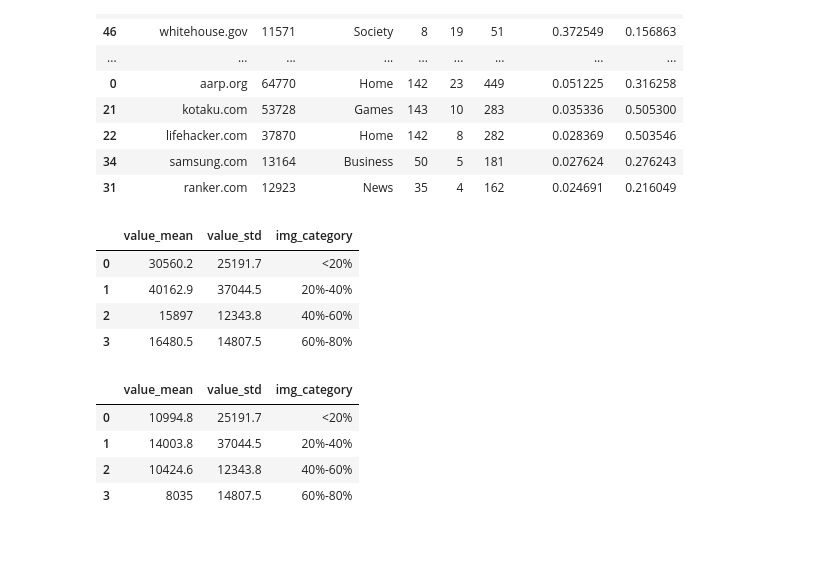
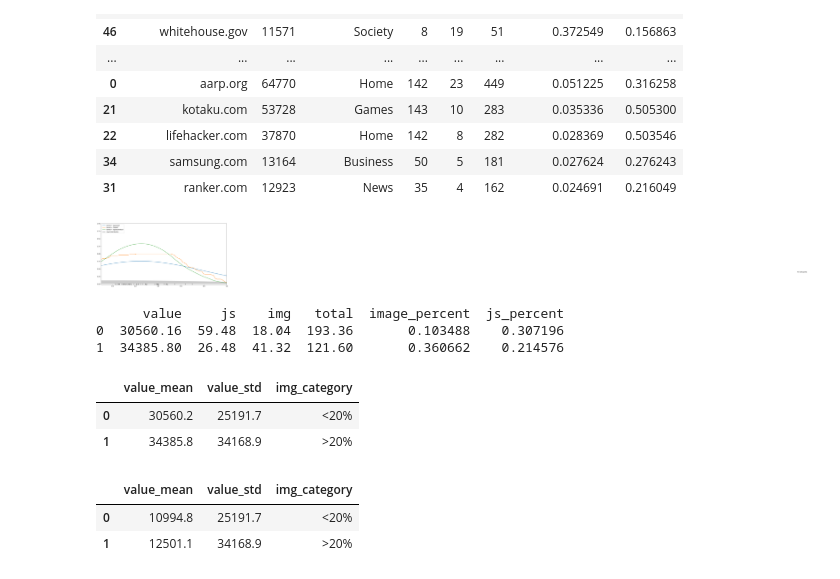
Before and after one commit to agarwal1510/webgaze-523, a Jupyter notebook: Image_Heavy_Category.ipynb, the cells around one changed output. Saved outputs shown, nothing was run; the diff lists cells and outputs as text; code cells hidden in the pictures; blank space fills up the shorter version.

```diff
--- a/Image_Heavy_Category.ipynb
+++ b/Image_Heavy_Category.ipynb
@@ -39,45 +41,79 @@ df_scroll_mobile
 | 22 | lifehacker.com | 37870 | Home | 142 | 8 | 282 | 0.028369 | 0.503546 |
 | 34 | samsung.com | 13164 | Business | 50 | 5 | 181 | 0.027624 | 0.276243 |
 | 31 | ranker.com | 12923 | News | 35 | 4 | 162 | 0.024691 | 0.216049 |
+# %%
+N = 100
+np.random.seed(1)
+#X = np.concatenate((np.random.normal(0, 1, int(0.3 * N)),
+#                    np.random.normal(5, 1, int(0.7 * N))))[:, np.newaxis]
+X = df_scroll_implicit['image_percent'][:,np.newaxis]
+X_plot = np.linspace(-5, 10, 1000)[:, np.newaxis]
+
+true_dens = (0.3 * norm(0, 1).pdf(X_plot[:, 0])
+             + 0.7 * norm(5, 1).pdf(X_plot[:, 0]))
+
+fig, ax = plt.subplots(figsize=(16, 8))
+ax.fill(X_plot[:, 0], true_dens, fc='black', alpha=0.2,
+        label='input distribution')
+
+for kernel in ['gaussian', 'tophat', 'epanechnikov']:
+    kde = KernelDensity(kernel=kernel, bandwidth=0.5).fit(X)
+    log_dens = kde.score_samples(X_plot)
+    ax.plot(X_plot[:, 0], np.exp(log_dens), '-',
+            label="kernel = '{0}'".format(kernel))
+
+ax.text(6, 0.38, "N={0} points".format(N))
+
+ax.legend(loc='upper left')
+ax.plot(X[:, 0], -0.005 - 0.01 * np.random.random(X.shape[0]), '+k')
+
+ax.set_xlim(-0.1, 1)
+ax.set_ylim(-0.02, 2)
+plt.show()
+# %% [output]
+[figure, added]
 # %%
 df_mobile_new=pd.DataFrame(columns=['value_mean','value_std', 'img_category'])
 
 df_scroll_mobile = df_scroll_mobile.sort_values('image_percent')
-bins =  np.arange(0,1.0,0.2)
+bins =  np.array([0.2])
 ind = np.digitize(df_scroll_mobile['image_percent'],bins)
 
 df_mobile_img = df_scroll_mobile.groupby(ind, as_index = False).mean()
+print (df_mobile_img)
 
 df_mobile_new['img_category'] = df_mobile_img['image_percent']
 for index,row in df_mobile_img.iterrows():
     df_mobile_new.loc[df_mobile_new.img_category == row['image_percent'], 'value_mean']=row['value']
     if row['image_percent'] >= 0 and row['image_percent'] < 0.2:
         df_mobile_new.loc[df_mobile_new.img_category == row['image_percent'], 'img_category'] = "<20%"
-    elif row['image_percent'] >= 0.2 and row['image_percent'] < 0.4:
-        df_mobile_new.loc[df_mobile_new.img_category == row['image_percent'], 'img_category'] = "20%-40%"
-    elif row['image_percent'] >= 0.4 and row['image_percent'] < 0.6:
-        df_mobile_new.loc[df_mobile_new.img_category == row['image_percent'], 'img_category'] = "40%-60%"
-    elif row['image_percent'] >= 0.6 and row['image_percent'] < 0.8:
-        df_mobile_new.loc[df_mobile_new.img_category == row['image_percent'], 'img_category'] = "60%-80%"
-    elif row['image_percent'] >= 0.8 and row['image_percent'] <= 1:
-        df_mobile_new.loc[df_mobile_new.img_category == row['image_percent'], 'img_category'] = "80%-100%"
+    else: #row['image_percent'] >= 0.2: and row['image_percent'] < 0.4:
+        df_mobile_new.loc[df_mobile_new.img_category == row['image_percent'], 'img_category'] = ">20%"
+#     elif row['image_percent'] >= 0.4 and row['image_percent'] < 0.6:
+#         df_mobile_new.loc[df_mobile_new.img_category == row['image_percent'], 'img_category'] = "40%-60%"
+#     elif row['image_percent'] >= 0.6 and row['image_percent'] < 0.8:
+#         df_mobile_new.loc[df_mobile_new.img_category == row['image_percent'], 'img_category'] = "60%-80%"
+#     elif row['image_percent'] >= 0.8 and row['image_percent'] <= 1:
+#         df_mobile_new.loc[df_mobile_new.img_category == row['image_percent'], 'img_category'] = "80%-100%"
 
 df_mobile_img = df_scroll_mobile.groupby(ind, as_index = False).agg(np.std, ddof=1)
 
 for index,row in df_mobile_img.iterrows():
     df_mobile_new.loc[df_mobile_new.index == index,'value_std']=row['value']
 df_mobile_new
 # %% [output]
+      value     js    img   total  image_percent  js_percent
+0  30560.16  59.48  18.04  193.36       0.103488    0.307196
+1  34385.80  26.48  41.32  121.60       0.360662    0.214576
 |  | value_mean | value_std | img_category |
 | 0 | 30560.2 | 25191.7 | <20% |
-| 1 | 40162.9 | 37044.5 | 20%-40% |
-| 2 | 15897 | 12343.8 | 40%-60% |
-| 3 | 16480.5 | 14807.5 | 60%-80% |
+| 1 | 34385.8 | 34168.9 | >20% |
 # %%
 df_implicit_new=pd.DataFrame(columns=['value_mean','value_std', 'img_category'])
 
 df_scroll_implicit = df_scroll_implicit.sort_values('image_percent')
-bins =  np.arange(0,1.0,0.2)
+#bins =  np.arange(0,1.0,0.2)
+bins = np.array([0.2])
 ind = np.digitize(df_scroll_implicit['image_percent'],bins)
 
 df_implicit_img = df_scroll_implicit.groupby(ind, as_index = False).mean()
@@ -87,14 +123,14 @@ for index,row in df_implicit_img.iterrows():
     df_implicit_new.loc[df_implicit_new.img_category == row['image_percent'], 'value_mean']=row['value']
     if row['image_percent'] >= 0 and row['image_percent'] < 0.2:
         df_implicit_new.loc[df_implicit_new.img_category == row['image_percent'], 'img_category'] = "<20%"
-    elif row['image_percent'] >= 0.2 and row['image_percent'] < 0.4:
-        df_implicit_new.loc[df_implicit_new.img_category == row['image_percent'], 'img_category'] = "20%-40%"
-    elif row['image_percent'] >= 0.4 and row['image_percent'] < 0.6:
-        df_implicit_new.loc[df_implicit_new.img_category == row['image_percent'], 'img_category'] = "40%-60%"
-    elif row['image_percent'] >= 0.6 and row['image_percent'] < 0.8:
-        df_implicit_new.loc[df_implicit_new.img_category == row['image_percent'], 'img_category'] = "60%-80%"
-    elif row['image_percent'] >= 0.8 and row['image_percent'] <= 1:
-        df_implicit_new.loc[df_implicit_new.img_category == row['image_percent'], 'img_category'] = "80%-100%"
+    else: #row['image_percent'] >= 0.2 and row['image_percent'] < 0.4:
+        df_implicit_new.loc[df_implicit_new.img_category == row['image_percent'], 'img_category'] = ">20%"
+#     elif row['image_percent'] >= 0.4 and row['image_percent'] < 0.6:
+#         df_implicit_new.loc[df_implicit_new.img_category == row['image_percent'], 'img_category'] = "40%-60%"
+#     elif row['image_percent'] >= 0.6 and row['image_percent'] < 0.8:
+#         df_implicit_new.loc[df_implicit_new.img_category == row['image_percent'], 'img_category'] = "60%-80%"
+#     elif row['image_percent'] >= 0.8 and row['image_percent'] <= 1:
+#         df_implicit_new.loc[df_implicit_new.img_category == row['image_percent'], 'img_category'] = "80%-100%"
 
 df_implicit_img = df_scroll_implicit.groupby(ind, as_index = False).agg(np.std, ddof=1)
 
@@ -104,9 +140,7 @@ df_implicit_new
 # %% [output]
 |  | value_mean | value_std | img_category |
 | 0 | 10994.8 | 25191.7 | <20% |
-| 1 | 14003.8 | 37044.5 | 20%-40% |
-| 2 | 10424.6 | 12343.8 | 40%-60% |
-| 3 | 8035 | 14807.5 | 60%-80% |
+| 1 | 12501.1 | 34168.9 | >20% |
 # %%
 df_median_new=pd.DataFrame(columns=['value_mean','value_std', 'img_category'])
 
```
Also changed, not shown: parts of 3 cells of this notebook.
